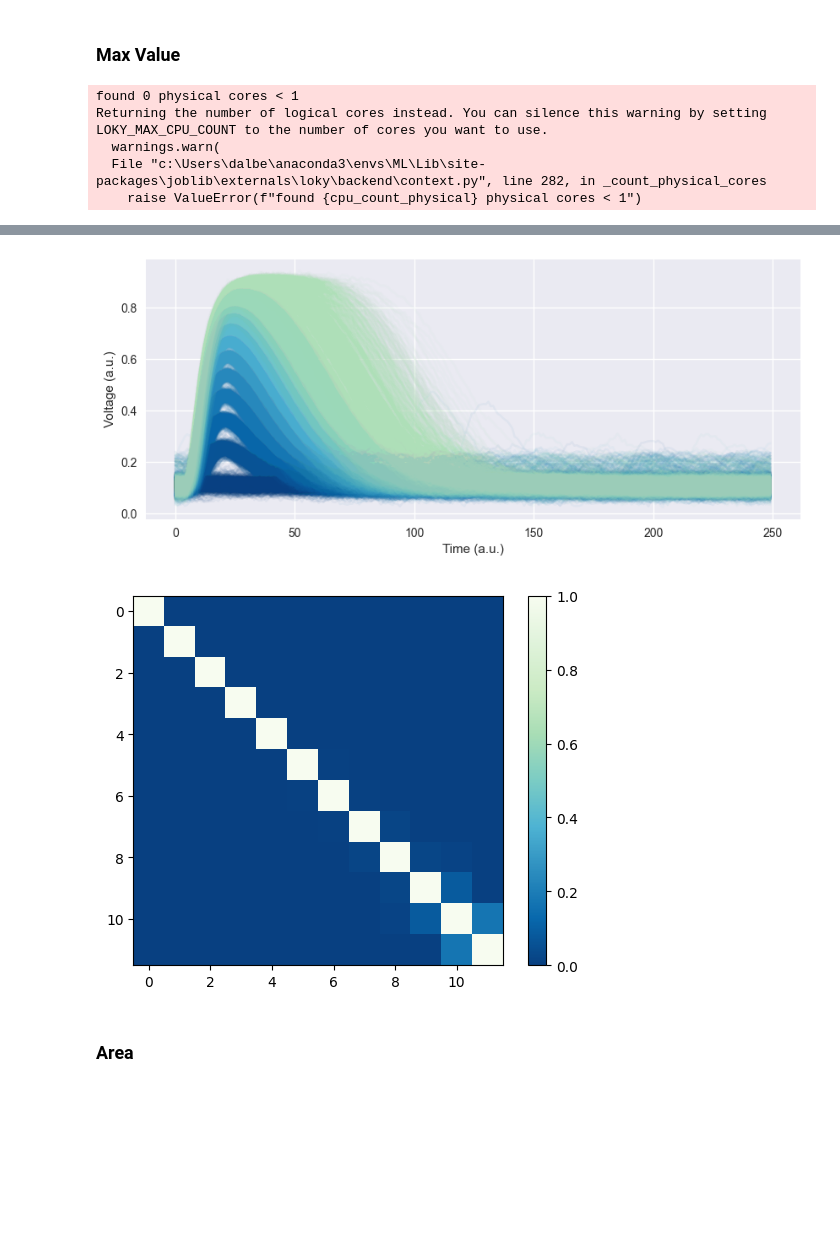
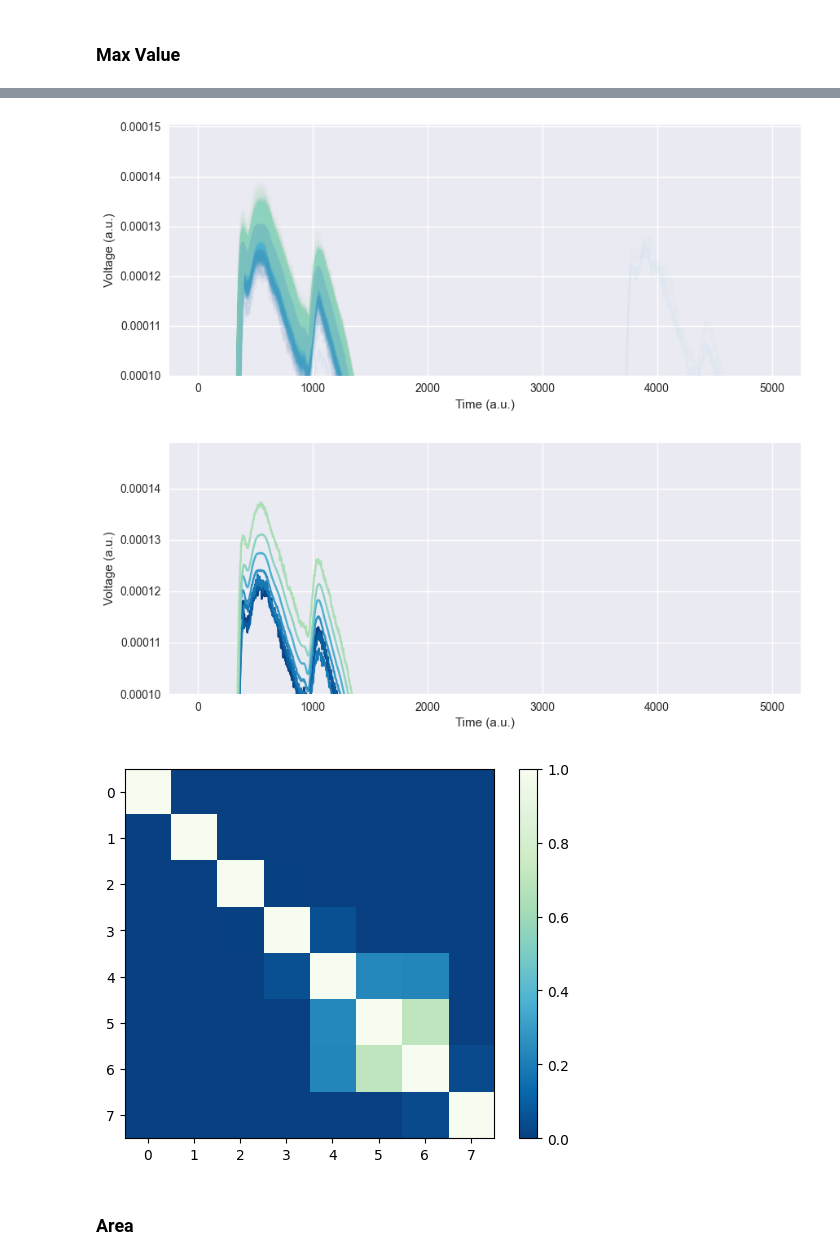
Before and after one commit to polyquantique/Photon-Number-Classification, a Jupyter notebook: src/Metrics.ipynb, the cells around one changed output, grey strips where cells are left out. Drawn from its saved outputs; the diff is of its cells as text; code cells hidden in the pictures; blank space fills up the shorter version.

Commit message:
GPU and SNSPD

```diff
--- a/src/Metrics.ipynb
+++ b/src/Metrics.ipynb
@@ -18,16 +17,22 @@ from ExistingAlgorithms.SklearnAvailable import dimension_reduction
 from sklearn.decomposition import PCA, KernelPCA, NMF
 from sklearn.manifold import Isomap, TSNE
 # %%
-signal_size = 250
-path_test = 'Datasets/NIST (250) test/'
-path_train = 'Datasets/NIST (250) train/'
+signal_size = 30_000 #250
+#path_test = 'Datasets/NIST (250) test/'
+#path_train = 'Datasets/NIST (250) train/'
 
-X_test = np.concatenate([np.fromfile(f"{path_test}{fileName}",dtype=np.float16).reshape(-1,signal_size) for fileName in listdir(path_test)])
-X_test = X_test.astype("double")[::2]
+path_test = r'C:\Users\dalbe\Documents\Datasets\SNSPD\Paderborn\data/'
 
-X_train = np.concatenate([np.fromfile(f"{path_train}{fileName}",dtype=np.float16).reshape(-1,signal_size) for fileName in listdir(path_train)])
-X_train = X_train.astype("double")[::2]
+X_test = np.concatenate([np.load(f"{path_test}{fileName}").reshape(-1,signal_size)[::20, 3000:8_000] for fileName in listdir(path_test)[::5]]) #fromfile(),dtype=np.float16)
+X_test = X_test.astype("double")
+X_test = -1*(X_test - np.mean(X_test))/np.var(X_test)
+X_test = X_test[np.max(X_test, axis=1) > 0.0001]
+X_test = X_test[np.argmax(X_test, axis=1) < 1000]
 
-X = np.concatenate((X_test,X_train))
+#X_train = np.concatenate([np.fromfile(f"{path_train}{fileName}",dtype=np.float16).reshape(-1,signal_size) for fileName in listdir(path_train)])
+#X_train = X_train.astype("double")[::2]
+
+#X = np.concatenate((X_test,X_train))
+X_train = X_test
 plot_traces(np.copy(X_test))
 # %% [output]
@@ -45,10 +50,6 @@ kd = density_gaussianMixture(X_l_MAX,
 #kd.plot_density()
 kd.plot_cluster()
 kd.plot_traces(np.copy(X_test))
+kd.plot_traces_average(np.copy(X_test))
 kd.plot_cross_talk()
 # %% [output]
-found 0 physical cores < 1
-Returning the number of logical cores instead. You can silence this warning by setting LOKY_MAX_CPU_COUNT to the number of cores you want to use.
-  warnings.warn(
-  File "c:\Users\dalbe\anaconda3\envs\ML\Lib\site-packages\joblib\externals\loky\backend\context.py", line 282, in _count_physical_cores
-    raise ValueError(f"found {cpu_count_physical} physical cores < 1")
@@ -56,5 +57,6 @@ Returning the number of logical cores instead. You can silence this warning by s
-[figure, old version]
+[figure, new version]
-[figure, old version]
+[figure, new version]
+[figure, added]
 # %% [markdown]
 ### Area
 # %%
```
Also changed, not shown: parts of 18 cells of this notebook, 19 other files.
